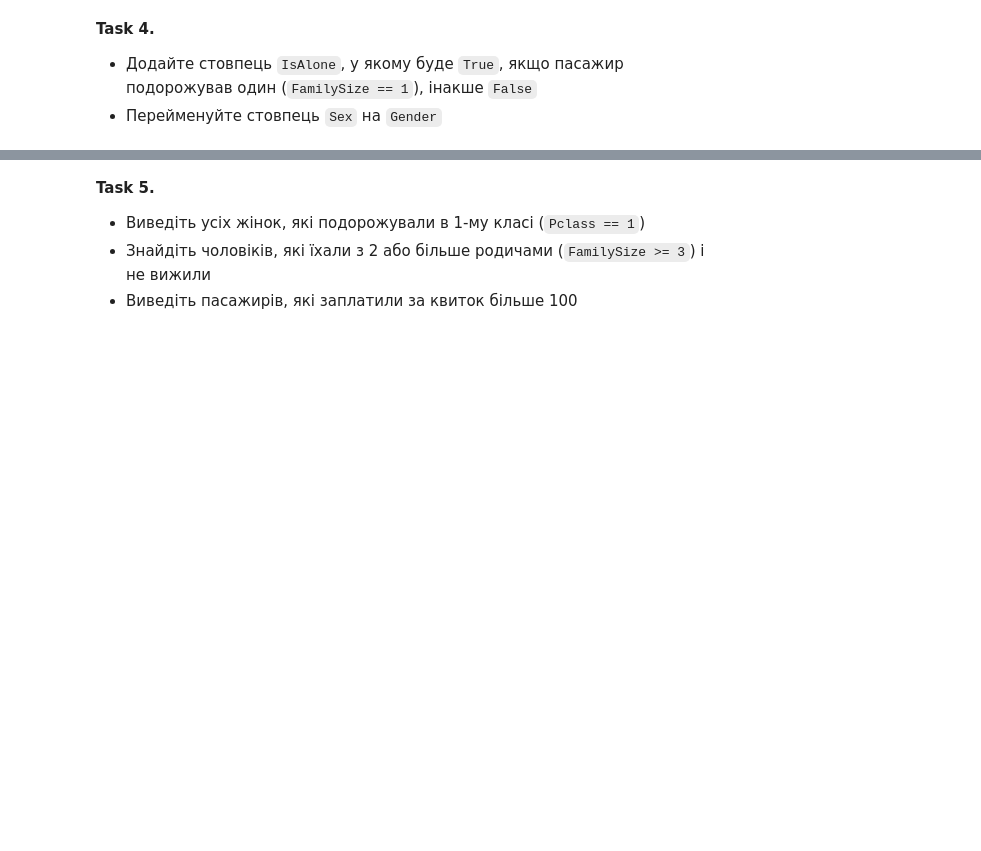
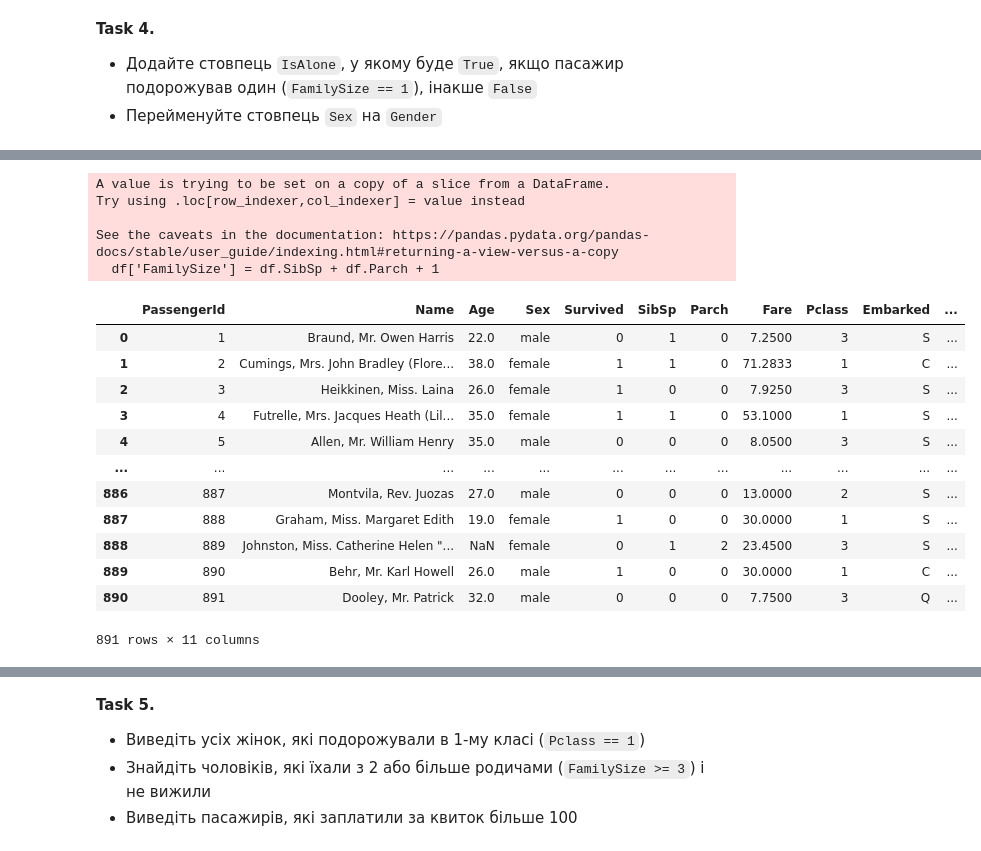
Before and after one commit to cpython-projects/da_27_07_2026, a Jupyter notebook: lesson_12_hw.ipynb, the cells around one changed output, grey strips where cells are left out. Saved outputs shown, nothing was run; the diff lists cells and outputs as text; code cells hidden in the pictures; blank space fills up the shorter version.

```diff
--- a/lesson_12_hw.ipynb
+++ b/lesson_12_hw.ipynb
@@ -16,0 +78,22 @@
+# %%
+df['FamilySize'] = df.SibSp + df.Parch + 1
+df
+# %% [output]
+A value is trying to be set on a copy of a slice from a DataFrame.
+Try using .loc[row_indexer,col_indexer] = value instead
+
+See the caveats in the documentation: https://pandas.pydata.org/pandas-docs/stable/user_guide/indexing.html#returning-a-view-versus-a-copy
+  df['FamilySize'] = df.SibSp + df.Parch + 1
+|  | PassengerId | Name | Age | Sex | Survived | SibSp | Parch | Fare | Pclass | Embarked | ... |
+| 0 | 1 | Braund, Mr. Owen Harris | 22.0 | male | 0 | 1 | 0 | 7.2500 | 3 | S | ... |
+| 1 | 2 | Cumings, Mrs. John Bradley (Flore... | 38.0 | female | 1 | 1 | 0 | 71.2833 | 1 | C | ... |
+| 2 | 3 | Heikkinen, Miss. Laina | 26.0 | female | 1 | 0 | 0 | 7.9250 | 3 | S | ... |
+| 3 | 4 | Futrelle, Mrs. Jacques Heath (Lil... | 35.0 | female | 1 | 1 | 0 | 53.1000 | 1 | S | ... |
+| 4 | 5 | Allen, Mr. William Henry | 35.0 | male | 0 | 0 | 0 | 8.0500 | 3 | S | ... |
+| ... | ... | ... | ... | ... | ... | ... | ... | ... | ... | ... | ... |
+| 886 | 887 | Montvila, Rev. Juozas | 27.0 | male | 0 | 0 | 0 | 13.0000 | 2 | S | ... |
+| 887 | 888 | Graham, Miss. Margaret Edith | 19.0 | female | 1 | 0 | 0 | 30.0000 | 1 | S | ... |
+| 888 | 889 | Johnston, Miss. Catherine Helen "... | NaN | female | 0 | 1 | 2 | 23.4500 | 3 | S | ... |
+| 889 | 890 | Behr, Mr. Karl Howell | 26.0 | male | 1 | 0 | 0 | 30.0000 | 1 | C | ... |
+| 890 | 891 | Dooley, Mr. Patrick | 32.0 | male | 0 | 0 | 0 | 7.7500 | 3 | Q | ... |
+891 rows × 11 columns
```
Also changed, not shown: parts of 21 cells of this notebook.
